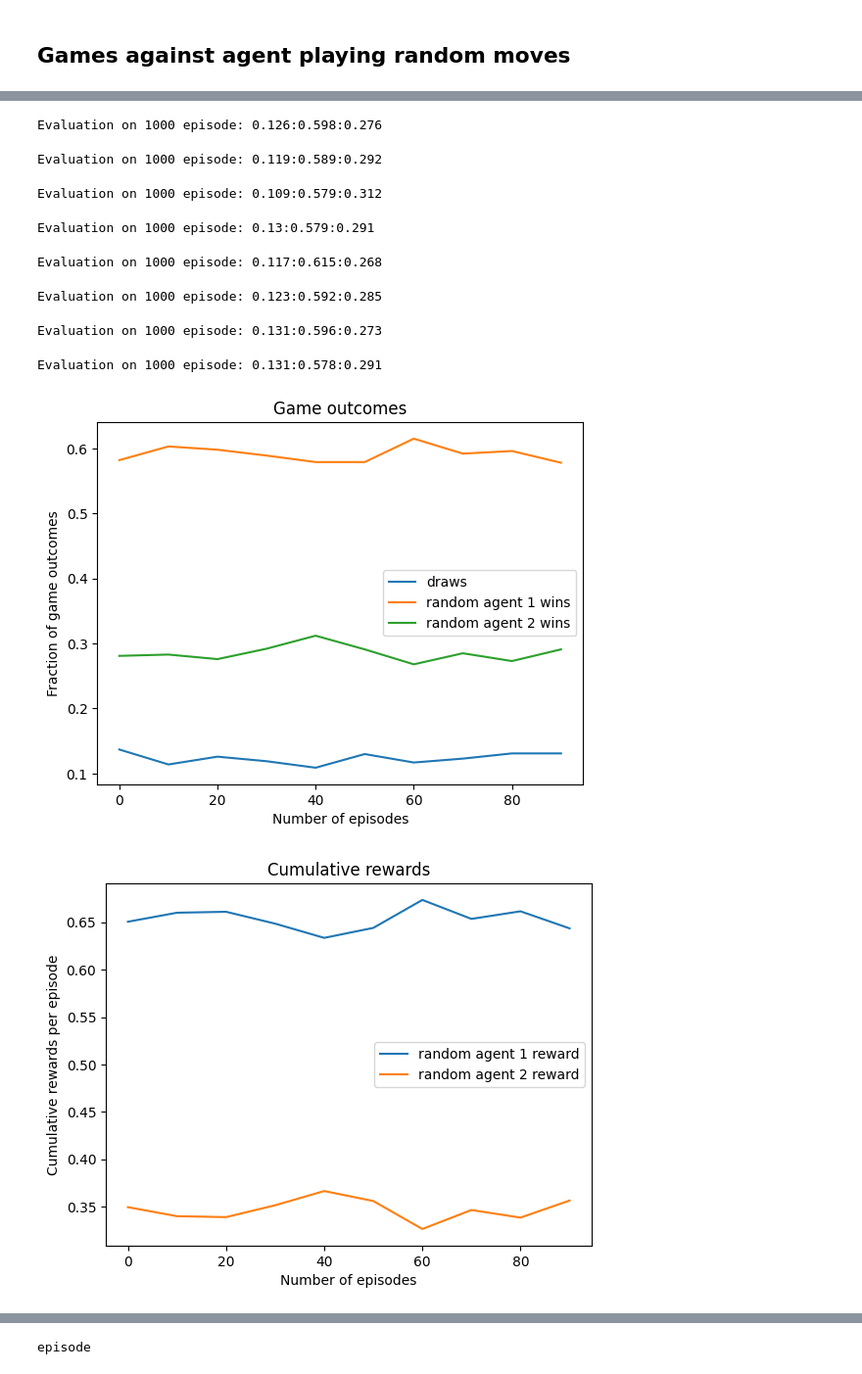
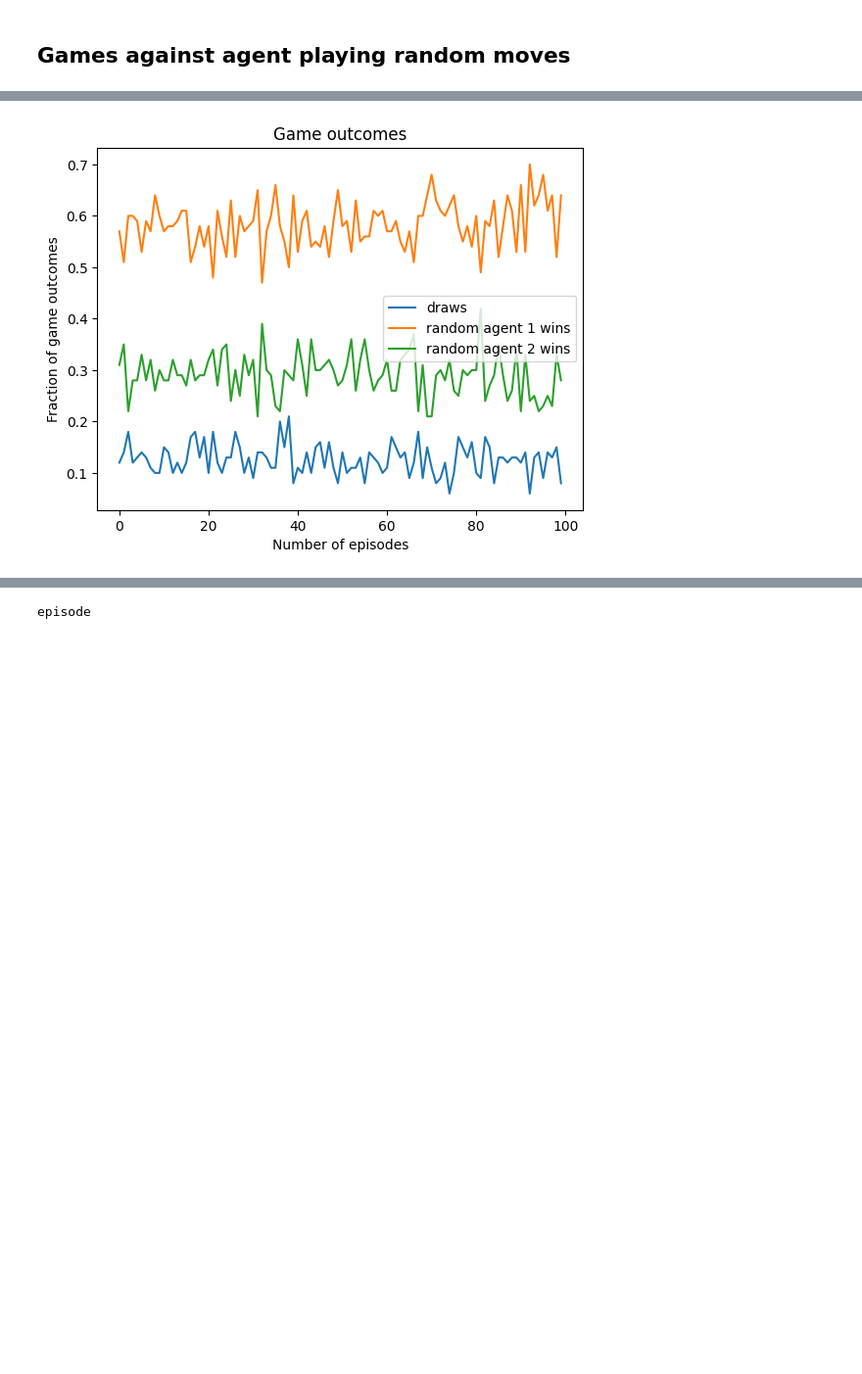
Before and after one commit to KunkelAlexander/tictactoe_rl, a Jupyter notebook: analysis.ipynb, the cells around one changed output, grey strips where cells are left out. Shown at 98% size. Cells and saved outputs as stored; diff of their text form; code cells hidden in the pictures; blank space fills up the shorter version.

```diff
--- a/analysis.ipynb
+++ b/analysis.ipynb
@@ -3,9 +13,8 @@
 # %%
-
-from tictactoe import TicTacToe
-from game_manager import GameManager
-from training_manager import TrainingManager
-from gui import ascii_gui
+from src.tictactoe import TicTacToe
+from src.game_manager import GameManager
+from src.training_manager import TrainingManager
+from src.gui import ascii_gui
 
 training_manager = TrainingManager( game = TicTacToe(board_size  = 3, agent_count = 2),
                                     gui  = ascii_gui)
@@ -15,18 +24,19 @@ base_config = {
     "board_size"          : 3,
     "n_episode"           : 1000,
     "n_eval"              : 100,
-    "eval_freq"           : 100,
-    "window_size"         : 20,
+    "eval_freq"           : 10,
+    "train_freq"          : 10,
     "discount"            : 0.99,
     "learning_rate_decay" : 1,
+    "exploration"         : 1.0,
     "exploration_decay"   : 1-1e-3,
-    "exploration"         : 0.9,
+    "exploration_min"     : 0.1,
     "learning_rate"       : 1e-3,
     "randomise_order"     : False,
     "only_legal_actions"  : True,
     "debug"               : False,
     "batch_size"          : 64,
-    "replay_buffer_size"  : 5000,
-    "target_update_freq"  : 100,
+    "replay_buffer_size"  : 3000,
+    "target_update_tau"   : 1e-3,
     "initial_q"           : 0.6,
 }
@@ -37,9 +45,9 @@ base_config = {
 # %%
 config = dict(base_config)
 config["agent_types"]   = ["RANDOM_AGENT", "RANDOM_AGENT"]
-config["n_eval"]        = 1000
+config["n_eval"]        = 100
 config["n_episode"]     = 100
-config["eval_freq"]     = 10
+config["eval_freq"]     = 1
 out_random = training_manager.run_training(config)
 # %% [output]
 episode
@@ -48,10 +54 @@ Evaluation on 1000 episode: 0.114:0.603:0.283
-Evaluation on 1000 episode: 0.126:0.598:0.276
-Evaluation on 1000 episode: 0.119:0.589:0.292
-Evaluation on 1000 episode: 0.109:0.579:0.312
-Evaluation on 1000 episode: 0.13:0.579:0.291
-Evaluation on 1000 episode: 0.117:0.615:0.268
-Evaluation on 1000 episode: 0.123:0.592:0.285
-Evaluation on 1000 episode: 0.131:0.596:0.273
-Evaluation on 1000 episode: 0.131:0.578:0.291
-[figure, old version]
+[figure, new version]
-[figure, removed]
```
Also changed, not shown: parts of 57 cells of this notebook, 4 other files.
